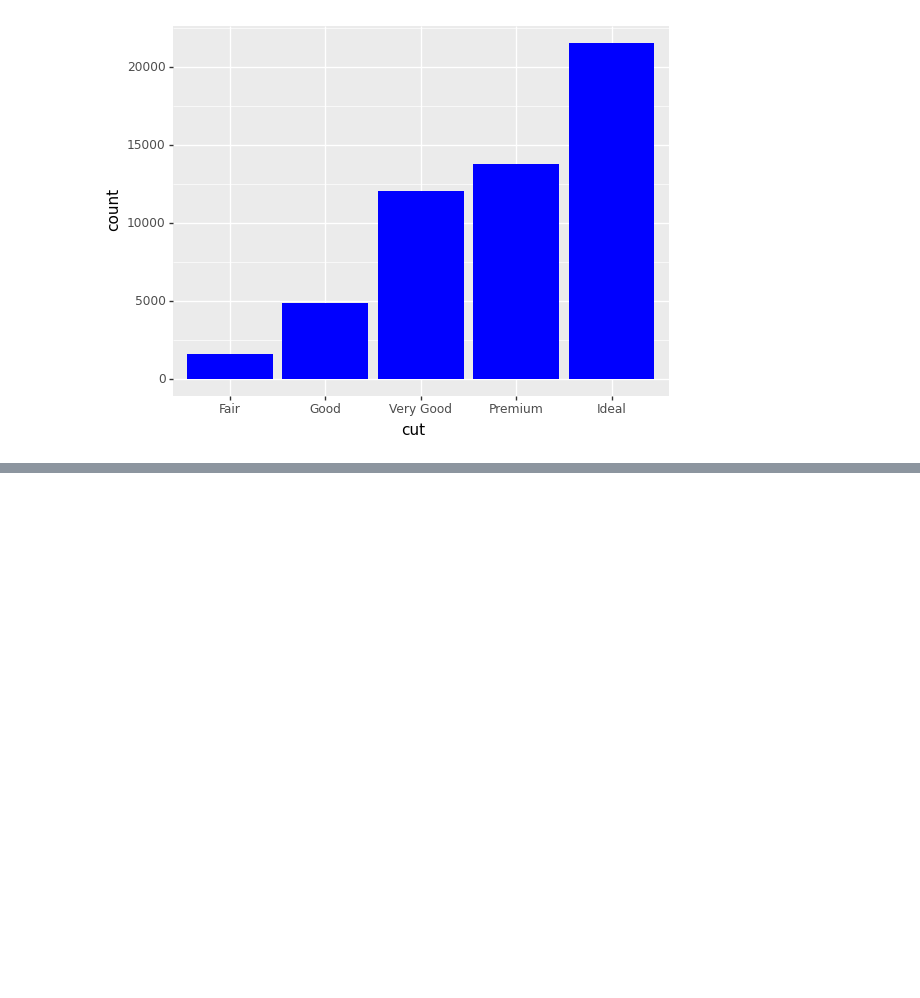
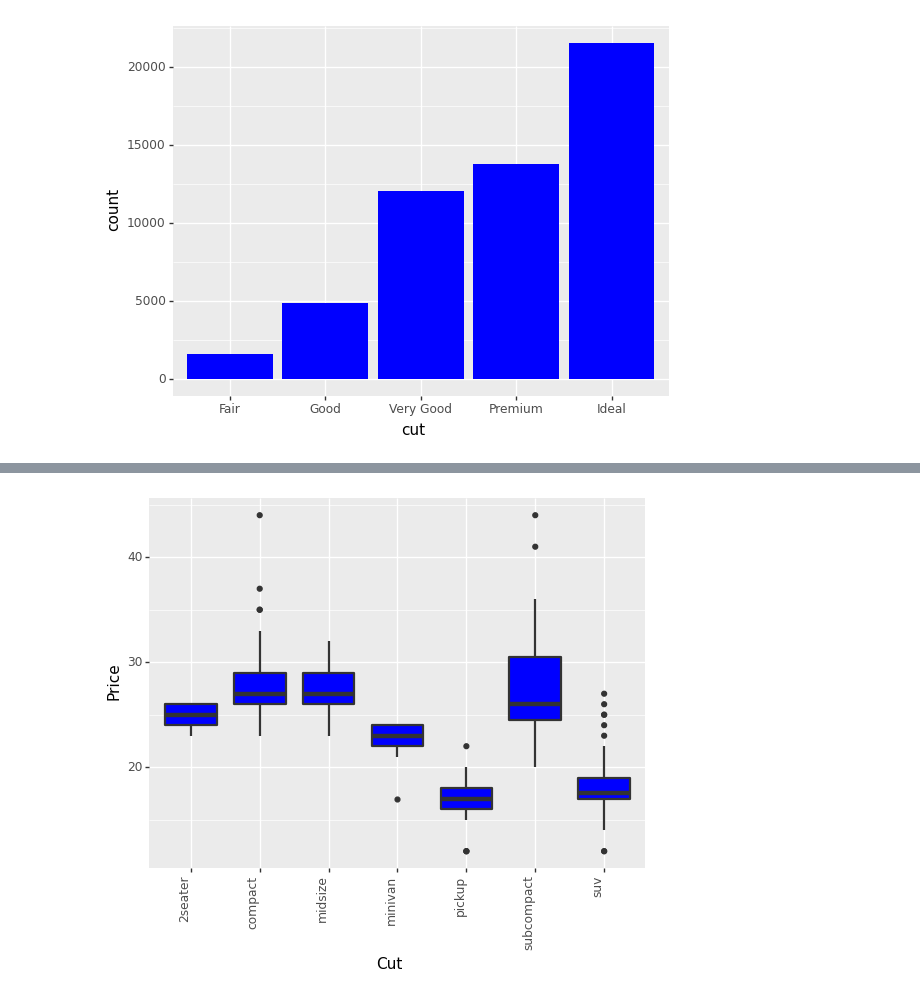
Before and after one commit to pdcos/analise_visual_ciencia_de_dados, a Jupyter notebook: participacao_6/solutions_6.ipynb, the cells around one changed output, grey strips where cells are left out. Cells and saved outputs as stored; diff of their text form; code cells hidden in the pictures; blank space fills up the shorter version.

```diff
--- a/participacao_6/solutions_6.ipynb
+++ b/participacao_6/solutions_6.ipynb
@@ -291,0 +316,4 @@ print(chart)
+# %%
+url = "https://github.com/byuidatascience/data4python4ds/raw/master/data-raw/mpg/mpg.csv"
+mpg = pd.read_csv(url)
+mpg.head()
@@ -291,0 +327,10 @@ print(chart)
+# %%
+plot = (ggplot(mpg, aes(x='class', y='hwy'))
+         + geom_boxplot(fill='blue', size=0.9)  # Cor das caixas e bordas
+         + theme(axis_text_x=element_text(rotation=90, hjust=1))  # Para rotacionar os rótulos do eixo x
+         + labs(x='Cut', y='Price')  # Rótulos dos eixos
+)
+
+print(plot)
+# %% [output]
+[figure, added]
```
Also changed, not shown: parts of 23 cells of this notebook.
